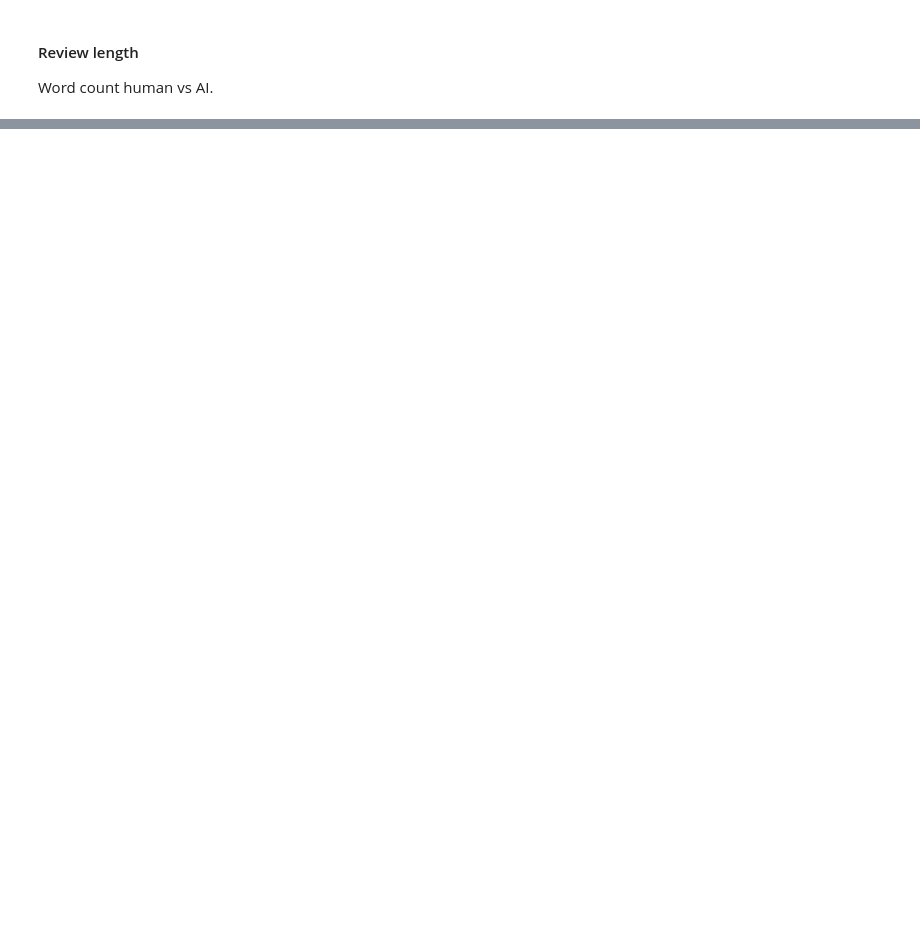
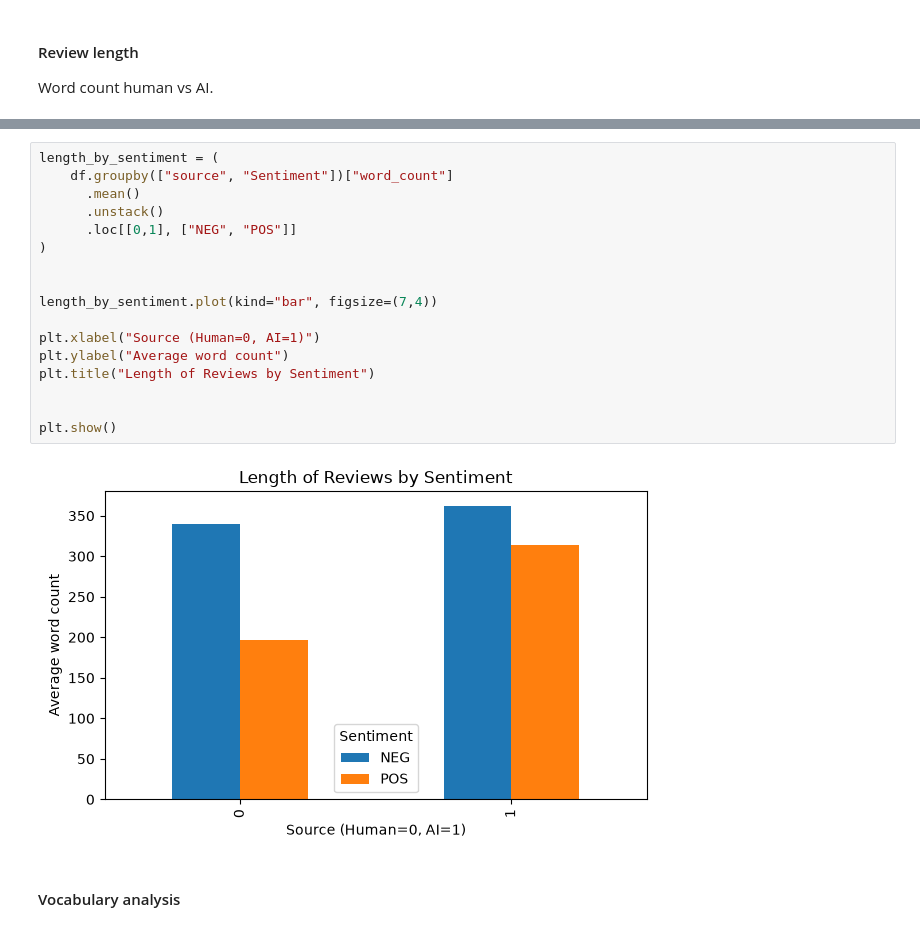
Before and after one commit to Moniica22/DM_assignment, a Jupyter notebook: eda_moni.ipynb, the cells around one changed output, grey strips where cells are left out. Saved outputs shown, nothing was run; the diff lists cells and outputs as text; blank space fills up the shorter version.

```diff
--- a/eda_moni.ipynb
+++ b/eda_moni.ipynb
@@ -167,0 +312,21 @@ Word count human vs AI.
+# %%
+length_by_sentiment = (
+    df.groupby(["source", "Sentiment"])["word_count"]
+      .mean()
+      .unstack()
+      .loc[[0,1], ["NEG", "POS"]]
+)
+
+
+length_by_sentiment.plot(kind="bar", figsize=(7,4))
+
+plt.xlabel("Source (Human=0, AI=1)")
+plt.ylabel("Average word count")
+plt.title("Length of Reviews by Sentiment")
+
+
+plt.show()
+# %% [output]
+[figure, added]
+# %% [markdown]
+#### Vocabulary analysis
```
Also changed, not shown: parts of 23 cells of this notebook, 2 other files.
